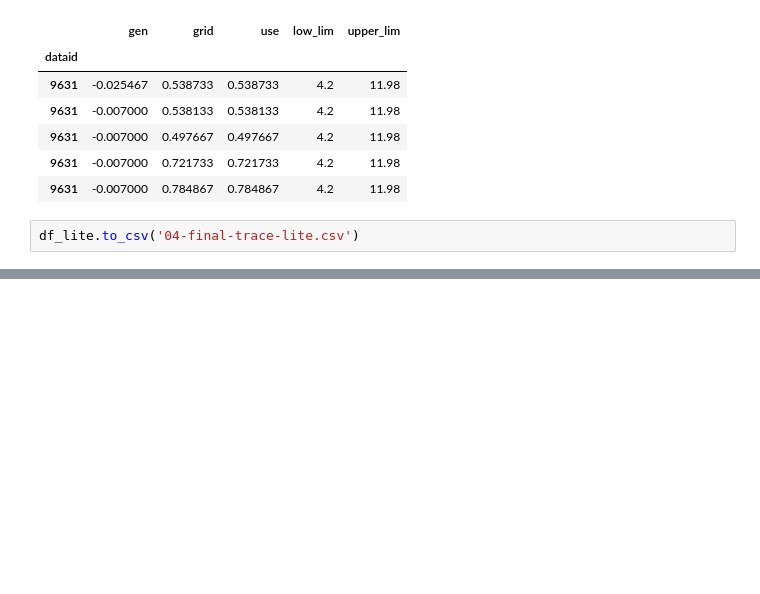
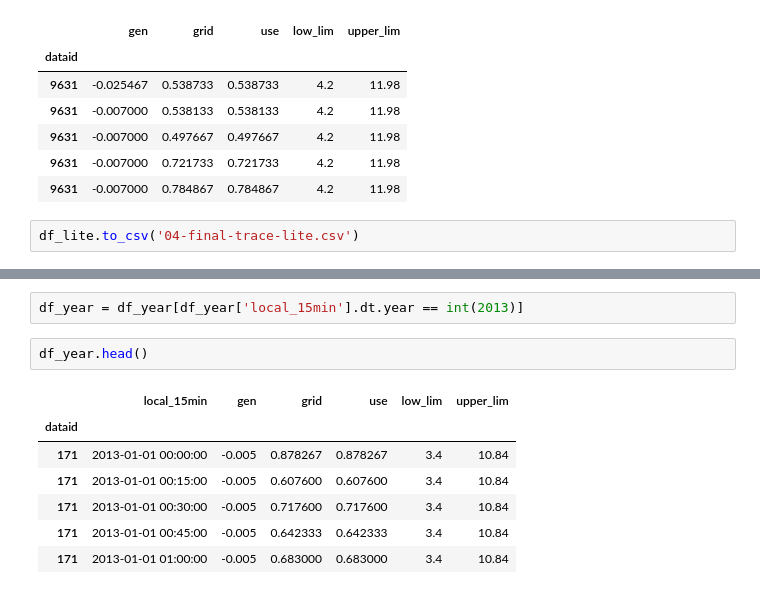
Before and after one commit to kchristidis/island-input, a Jupyter notebook: 04-etl-traces.ipynb, the cells around one changed output, grey strips where cells are left out. Drawn from its saved outputs; the diff is of its cells as text; blank space fills up the shorter version.

```diff
--- a/04-etl-traces.ipynb
+++ b/04-etl-traces.ipynb
@@ -466,0 +489,12 @@ df_lite.to_csv('04-final-trace-lite.csv')
+# %%
+df_year = df_year[df_year['local_15min'].dt.year == int(2013)]
+# %%
+df_year.head()
+# %% [output]
+|  | local_15min | gen | grid | use | low_lim | upper_lim |
+| dataid |  |  |  |  |  |  |
+| 171 | 2013-01-01 00:00:00 | -0.005 | 0.878267 | 0.878267 | 3.4 | 10.84 |
+| 171 | 2013-01-01 00:15:00 | -0.005 | 0.607600 | 0.607600 | 3.4 | 10.84 |
+| 171 | 2013-01-01 00:30:00 | -0.005 | 0.717600 | 0.717600 | 3.4 | 10.84 |
+| 171 | 2013-01-01 00:45:00 | -0.005 | 0.642333 | 0.642333 | 3.4 | 10.84 |
+| 171 | 2013-01-01 01:00:00 | -0.005 | 0.683000 | 0.683000 | 3.4 | 10.84 |
```
Also changed, not shown: parts of 8 cells of this notebook.
